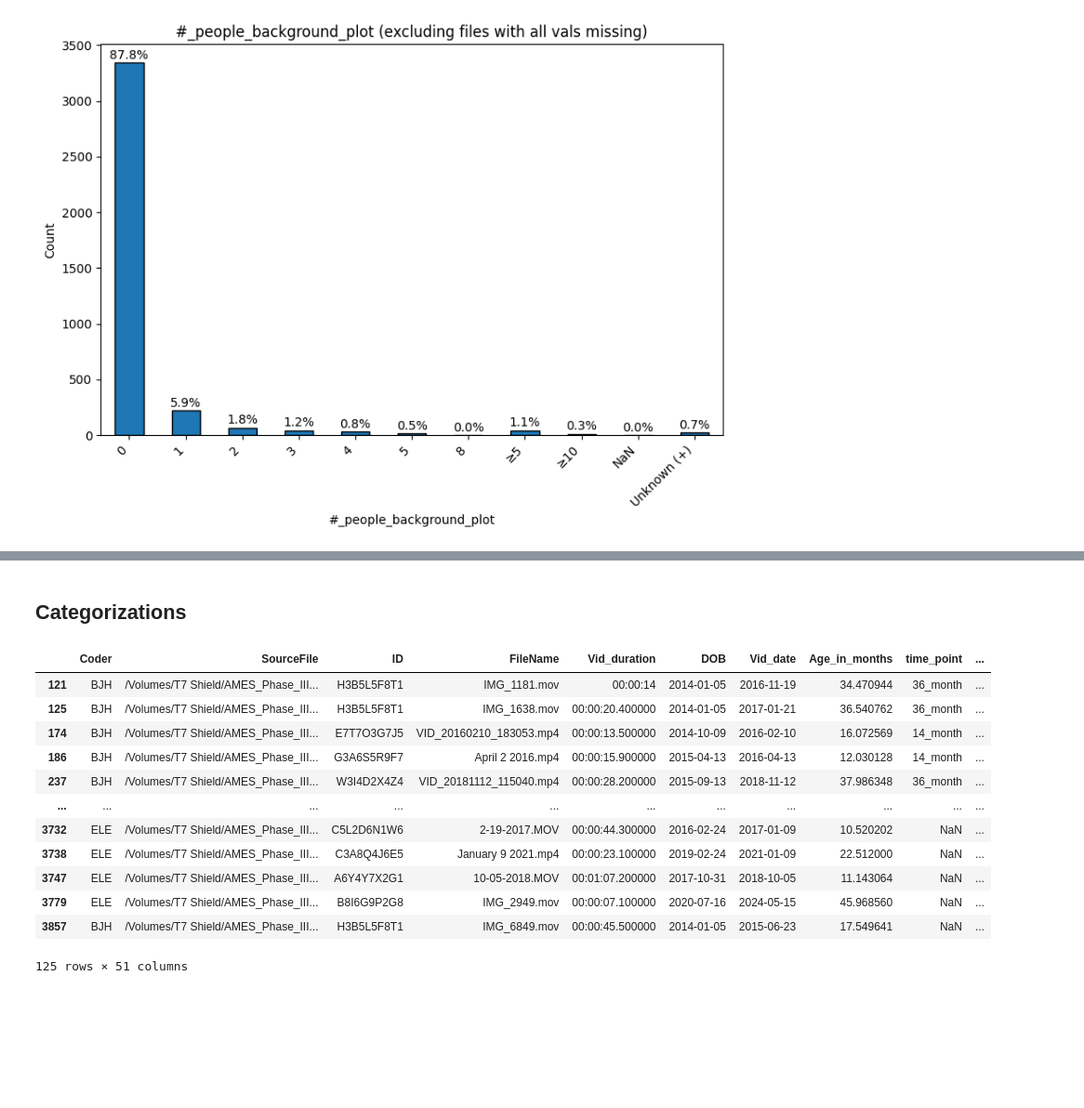
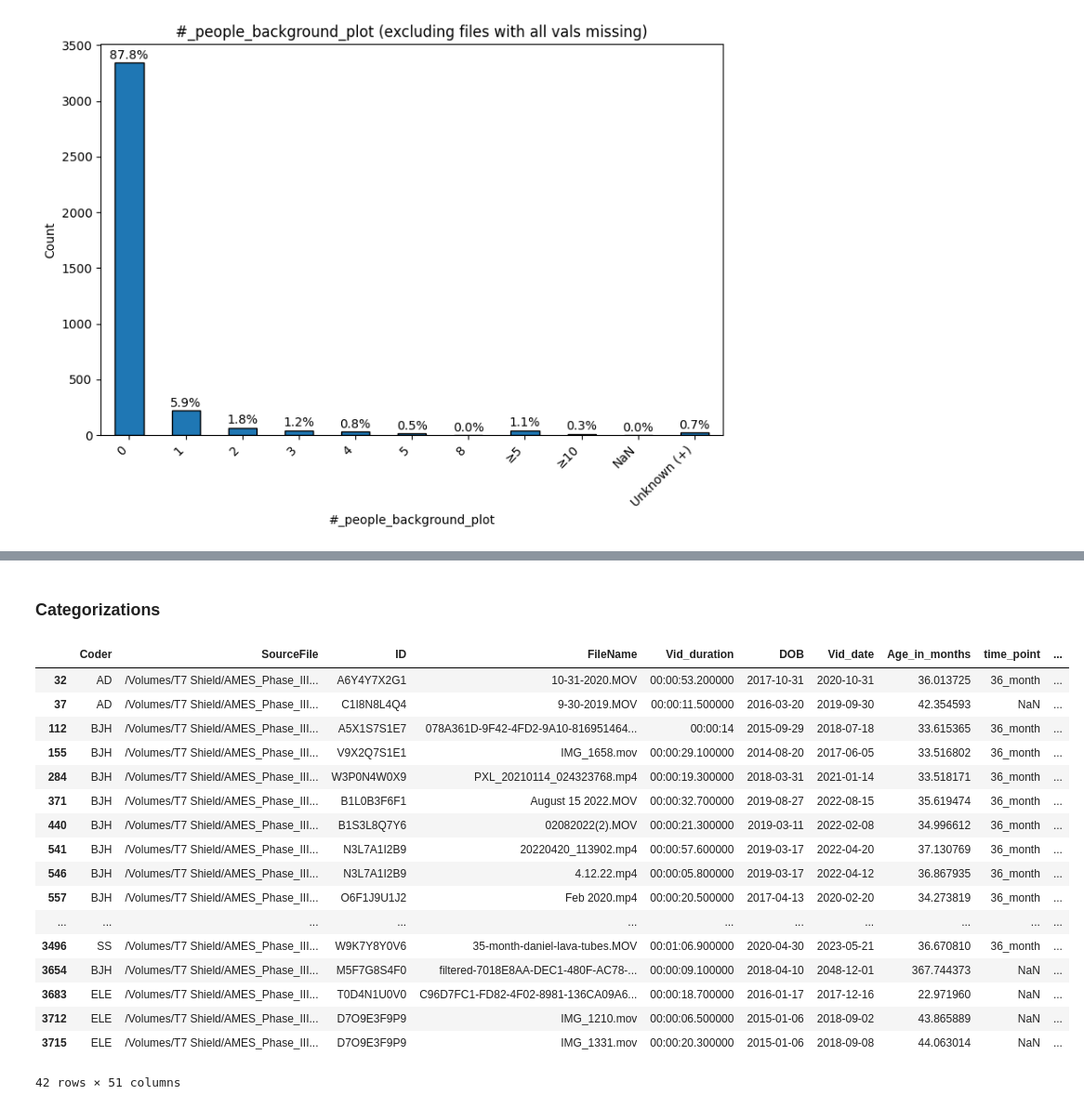
Before and after one commit to sensein/sails_action_classification, a Jupyter notebook: notebooks/annotation_analysis.ipynb, the cells around one changed output, grey strips where cells are left out. Shown at 93% size. Drawn from its saved outputs; the diff is of its cells as text; code cells hidden in the pictures; blank space fills up the shorter version.

Commit message:
reorganized structure + support for more cmd line args

```diff
--- a/notebooks/annotation_analysis.ipynb
+++ b/notebooks/annotation_analysis.ipynb
@@ -172,6 +407,10 @@ def standardize_categories(df):
         "crawl ": "crawl",
         # constraint type
         "highchair": "high chair",
+        #support type
+        "verbal ": "verbal",
+        #grasp type
+        "whole hand ": "whole hand "
     }
     for col in df.columns:
         if df[col].dtype == "object":
@@ -375,6 +713,24 @@ plot_bar_with_percent(df["#_people_background_plot"], title="# people in backgro
 ### Investigating NaNs
 # %%
 of_interest = ["Child_of_interest_clear", "#_adults_plot", "#_children_plot", "#_people_background_plot"]
+categorical_cols = [
+    "Interaction_with_child",
+    "#_people_interacting",
+    "Child_constrained",
+    # "Constraint_type",
+    "Supports",
+    "Support_type",
+    "Gestures",
+    "Gesture_type",
+    "Vocalizations",
+    "RMM",
+    "RMM_type",
+    "Response_to_name",
+    "Locomotion",
+    "Locomotion_type",
+    "Grasping",
+    "Grasp_type",
+]
 # %%
 # count NaNs per attribute per ID
 nan_counts_id = df[of_interest].isna().groupby(df["ID"]).sum()
@@ -432,3 +788,7 @@ for col in of_interest:
 [figure]
 [figure]
 [figure]
+# %%
+for col in categorical_cols:
+    subset = df.loc[~df["SourceFile"].isin(missing_all_attr), col]
+    plot_bar_with_percent(subset, title=f"{col} (excluding files with all vals missing)")
@@ -434,0 +809,4 @@ for col in of_interest:
+# %%
+for col in categorical_cols:
+    subset = df.loc[~df["SourceFile"].isin(missing_all_attr)]
+    plot_by_time_point(subset, col, title=f"{col} (excluding files with all vals missing)", time_col="assumed_time_point", by_prop=True)
@@ -435,5 +827,5 @@ for col in of_interest:
 # %% [markdown]
-## Categorizations
+### Categorizations
 # %%
 from typing import Callable, Dict, Any, Optional
 
@@ -497,28 +889,33 @@ def build_quality_groups(
 # %%
 categories = build_quality_groups(df)
 # %%
-face_body_perfect = categories["face_body_perfect"]
+face_body_poor = categories["face_body_poor"]
 
 # if you already parsed '#_adults'/'#_children' into *_num
-subset = face_body_perfect[
-    (face_body_perfect["#_adults_num"] < 2) &
-    (face_body_perfect["#_adults_num"] > 0) &
-    (face_body_perfect["#_children_num"] == 1) &
-    (face_body_perfect["#_people_background_num"] == 0)
+subset = face_body_poor[
+    (face_body_poor["#_adults_num"] < 2) &
+    # (face_body_poor["#_adults_num"] > 0) &
+    (face_body_poor["#_children_num"] == 1) &
+    (face_body_poor["#_people_background_num"] == 0)
 ]
 subset.to_csv("/orcd/data/satra/001/users/brukew/sailsprep/subset_data/face_body_poor_one_child_1or0_adult.csv", index=False)
 subset
 # %% [output]
 |  | Coder | SourceFile | ID | FileName | Vid_duration | DOB | Vid_date | Age_in_months | time_point | ... |
-| 121 | BJH | /Volumes/T7 Shield/AMES_Phase_III... | H3B5L5F8T1 | IMG_1181.mov | 00:00:14 | 2014-01-05 | 2016-11-19 | 34.470944 | 36_month | ... |
-| 125 | BJH | /Volumes/T7 Shield/AMES_Phase_III... | H3B5L5F8T1 | IMG_1638.mov | 00:00:20.400000 | 2014-01-05 | 2017-01-21 | 36.540762 | 36_month | ... |
-| 174 | BJH | /Volumes/T7 Shield/AMES_Phase_III... | E7T7O3G7J5 | VID_20160210_183053.mp4 | 00:00:13.500000 | 2014-10-09 | 2016-02-10 | 16.072569 | 14_month | ... |
-| 186 | BJH | /Volumes/T7 Shield/AMES_Phase_III... | G3A6S5R9F7 | April 2 2016.mp4 | 00:00:15.900000 | 2015-04-13 | 2016-04-13 | 12.030128 | 14_month | ... |
-| 237 | BJH | /Volumes/T7 Shield/AMES_Phase_III... | W3I4D2X4Z4 | VID_20181112_115040.mp4 | 00:00:28.200000 | 2015-09-13 | 2018-11-12 | 37.986348 | 36_month | ... |
+| 32 | AD | /Volumes/T7 Shield/AMES_Phase_III... | A6Y4Y7X2G1 | 10-31-2020.MOV | 00:00:53.200000 | 2017-10-31 | 2020-10-31 | 36.013725 | 36_month | ... |
+| 37 | AD | /Volumes/T7 Shield/AMES_Phase_III... | C1I8N8L4Q4 | 9-30-2019.MOV | 00:00:11.500000 | 2016-03-20 | 2019-09-30 | 42.354593 | NaN | ... |
+| 112 | BJH | /Volumes/T7 Shield/AMES_Phase_III... | A5X1S7S1E7 | 078A361D-9F42-4FD2-9A10-816951464... | 00:00:14 | 2015-09-29 | 2018-07-18 | 33.615365 | 36_month | ... |
+| 155 | BJH | /Volumes/T7 Shield/AMES_Phase_III... | V9X2Q7S1E1 | IMG_1658.mov | 00:00:29.100000 | 2014-08-20 | 2017-06-05 | 33.516802 | 36_month | ... |
+| 284 | BJH | /Volumes/T7 Shield/AMES_Phase_III... | W3P0N4W0X9 | PXL_20210114_024323768.mp4 | 00:00:19.300000 | 2018-03-31 | 2021-01-14 | 33.518171 | 36_month | ... |
+| 371 | BJH | /Volumes/T7 Shield/AMES_Phase_III... | B1L0B3F6F1 | August 15 2022.MOV | 00:00:32.700000 | 2019-08-27 | 2022-08-15 | 35.619474 | 36_month | ... |
+| 440 | BJH | /Volumes/T7 Shield/AMES_Phase_III... | B1S3L8Q7Y6 | 02082022(2).MOV | 00:00:21.300000 | 2019-03-11 | 2022-02-08 | 34.996612 | 36_month | ... |
+| 541 | BJH | /Volumes/T7 Shield/AMES_Phase_III... | N3L7A1I2B9 | 20220420_113902.mp4 | 00:00:57.600000 | 2019-03-17 | 2022-04-20 | 37.130769 | 36_month | ... |
+| 546 | BJH | /Volumes/T7 Shield/AMES_Phase_III... | N3L7A1I2B9 | 4.12.22.mp4 | 00:00:05.800000 | 2019-03-17 | 2022-04-12 | 36.867935 | 36_month | ... |
+| 557 | BJH | /Volumes/T7 Shield/AMES_Phase_III... | O6F1J9U1J2 | Feb 2020.mp4 | 00:00:20.500000 | 2017-04-13 | 2020-02-20 | 34.273819 | 36_month | ... |
 | ... | ... | ... | ... | ... | ... | ... | ... | ... | ... | ... |
-| 3732 | ELE | /Volumes/T7 Shield/AMES_Phase_III... | C5L2D6N1W6 | 2-19-2017.MOV | 00:00:44.300000 | 2016-02-24 | 2017-01-09 | 10.520202 | NaN | ... |
-| 3738 | ELE | /Volumes/T7 Shield/AMES_Phase_III... | C3A8Q4J6E5 | January 9 2021.mp4 | 00:00:23.100000 | 2019-02-24 | 2021-01-09 | 22.512000 | NaN | ... |
-| 3747 | ELE | /Volumes/T7 Shield/AMES_Phase_III... | A6Y4Y7X2G1 | 10-05-2018.MOV | 00:01:07.200000 | 2017-10-31 | 2018-10-05 | 11.143064 | NaN | ... |
-| 3779 | ELE | /Volumes/T7 Shield/AMES_Phase_III... | B8I6G9P2G8 | IMG_2949.mov | 00:00:07.100000 | 2020-07-16 | 2024-05-15 | 45.968560 | NaN | ... |
-| 3857 | BJH | /Volumes/T7 Shield/AMES_Phase_III... | H3B5L5F8T1 | IMG_6849.mov | 00:00:45.500000 | 2014-01-05 | 2015-06-23 | 17.549641 | NaN | ... |
+| 3496 | SS | /Volumes/T7 Shield/AMES_Phase_III... | W9K7Y8Y0V6 | 35-month-daniel-lava-tubes.MOV | 00:01:06.900000 | 2020-04-30 | 2023-05-21 | 36.670810 | 36_month | ... |
+| 3654 | BJH | /Volumes/T7 Shield/AMES_Phase_III... | M5F7G8S4F0 | filtered-7018E8AA-DEC1-480F-AC78-... | 00:00:09.100000 | 2018-04-10 | 2048-12-01 | 367.744373 | NaN | ... |
+| 3683 | ELE | /Volumes/T7 Shield/AMES_Phase_III... | T0D4N1U0V0 | C96D7FC1-FD82-4F02-8981-136CA09A6... | 00:00:18.700000 | 2016-01-17 | 2017-12-16 | 22.971960 | NaN | ... |
+| 3712 | ELE | /Volumes/T7 Shield/AMES_Phase_III... | D7O9E3F9P9 | IMG_1210.mov | 00:00:06.500000 | 2015-01-06 | 2018-09-02 | 43.865889 | NaN | ... |
+| 3715 | ELE | /Volumes/T7 Shield/AMES_Phase_III... | D7O9E3F9P9 | IMG_1331.mov | 00:00:20.300000 | 2015-01-06 | 2018-09-08 | 44.063014 | NaN | ... |
-125 rows × 51 columns
+42 rows × 51 columns
```
Also changed, not shown: parts of 17 cells of this notebook, 19 other files.
